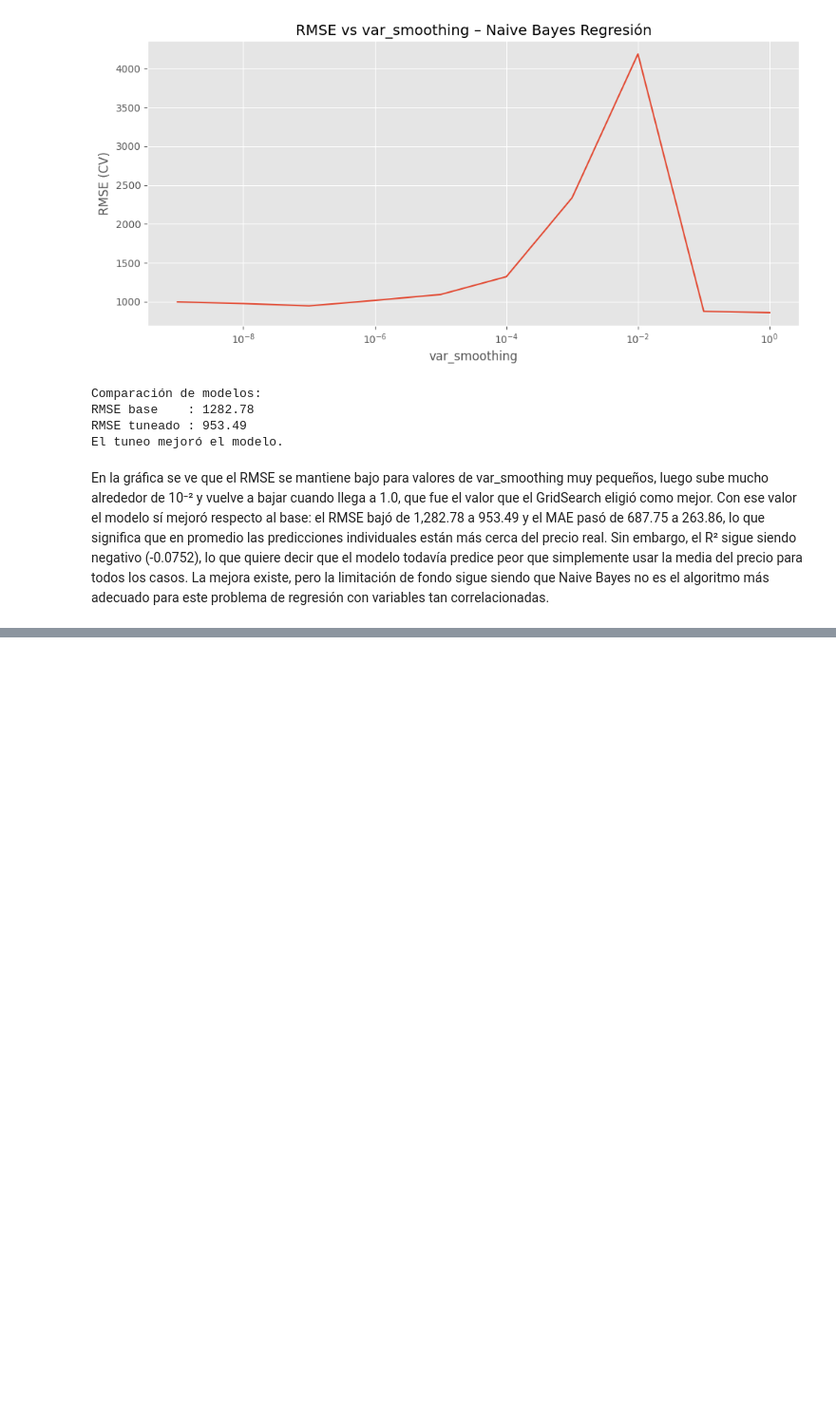
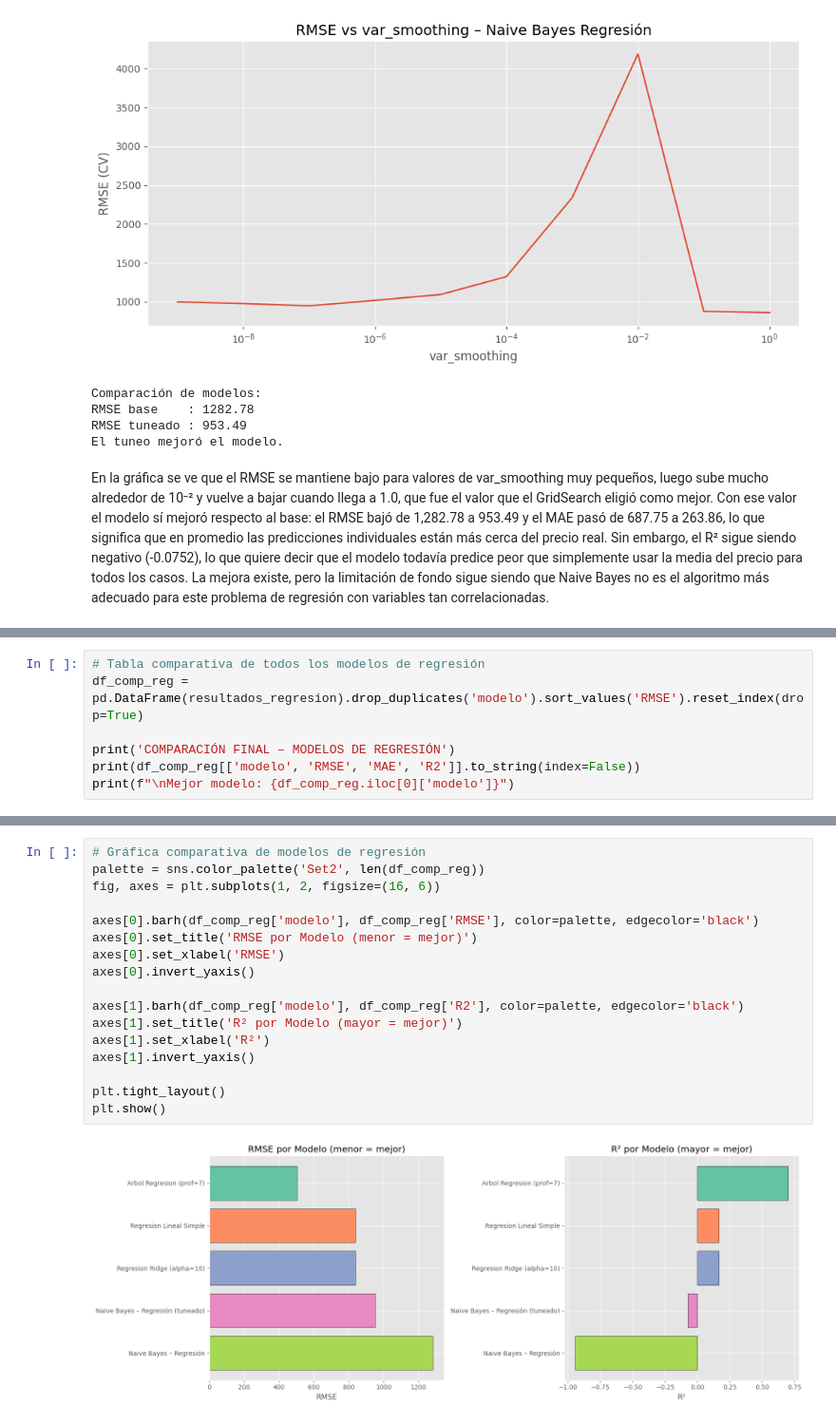
Before and after one commit to AleWWH1104/Lab5-md, a Jupyter notebook: Lab5.ipynb, the cells around one changed output, grey strips where cells are left out. Shown at 95% size. Drawn from its saved outputs; the diff is of its cells as text; blank space fills up the shorter version.

```diff
--- a/Lab5.ipynb
+++ b/Lab5.ipynb
@@ -336,0 +391,7 @@ En la gráfica se ve que el RMSE se mantiene bajo para valores de var_smoothing
+# %%
+# Tabla comparativa de todos los modelos de regresión
+df_comp_reg = pd.DataFrame(resultados_regresion).drop_duplicates('modelo').sort_values('RMSE').reset_index(drop=True)
+
+print('COMPARACIÓN FINAL – MODELOS DE REGRESIÓN')
+print(df_comp_reg[['modelo', 'RMSE', 'MAE', 'R2']].to_string(index=False))
+print(f"\nMejor modelo: {df_comp_reg.iloc[0]['modelo']}")
@@ -336,0 +408,19 @@ En la gráfica se ve que el RMSE se mantiene bajo para valores de var_smoothing
+# %%
+# Gráfica comparativa de modelos de regresión
+palette = sns.color_palette('Set2', len(df_comp_reg))
+fig, axes = plt.subplots(1, 2, figsize=(16, 6))
+
+axes[0].barh(df_comp_reg['modelo'], df_comp_reg['RMSE'], color=palette, edgecolor='black')
+axes[0].set_title('RMSE por Modelo (menor = mejor)')
+axes[0].set_xlabel('RMSE')
+axes[0].invert_yaxis()
+
+axes[1].barh(df_comp_reg['modelo'], df_comp_reg['R2'], color=palette, edgecolor='black')
+axes[1].set_title('R² por Modelo (mayor = mejor)')
+axes[1].set_xlabel('R²')
+axes[1].invert_yaxis()
+
+plt.tight_layout()
+plt.show()
+# %% [output]
+[figure, added]
```
Also changed, not shown: parts of 4 cells of this notebook.
